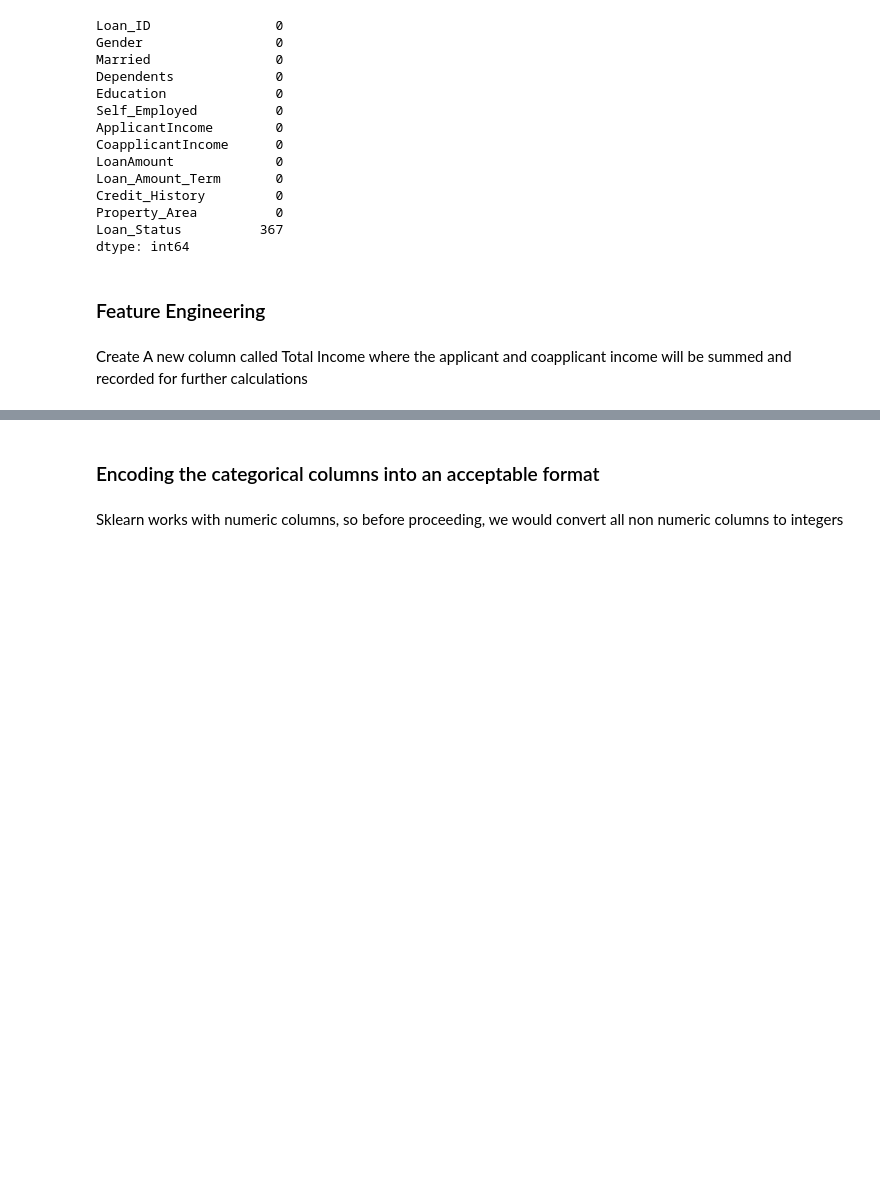
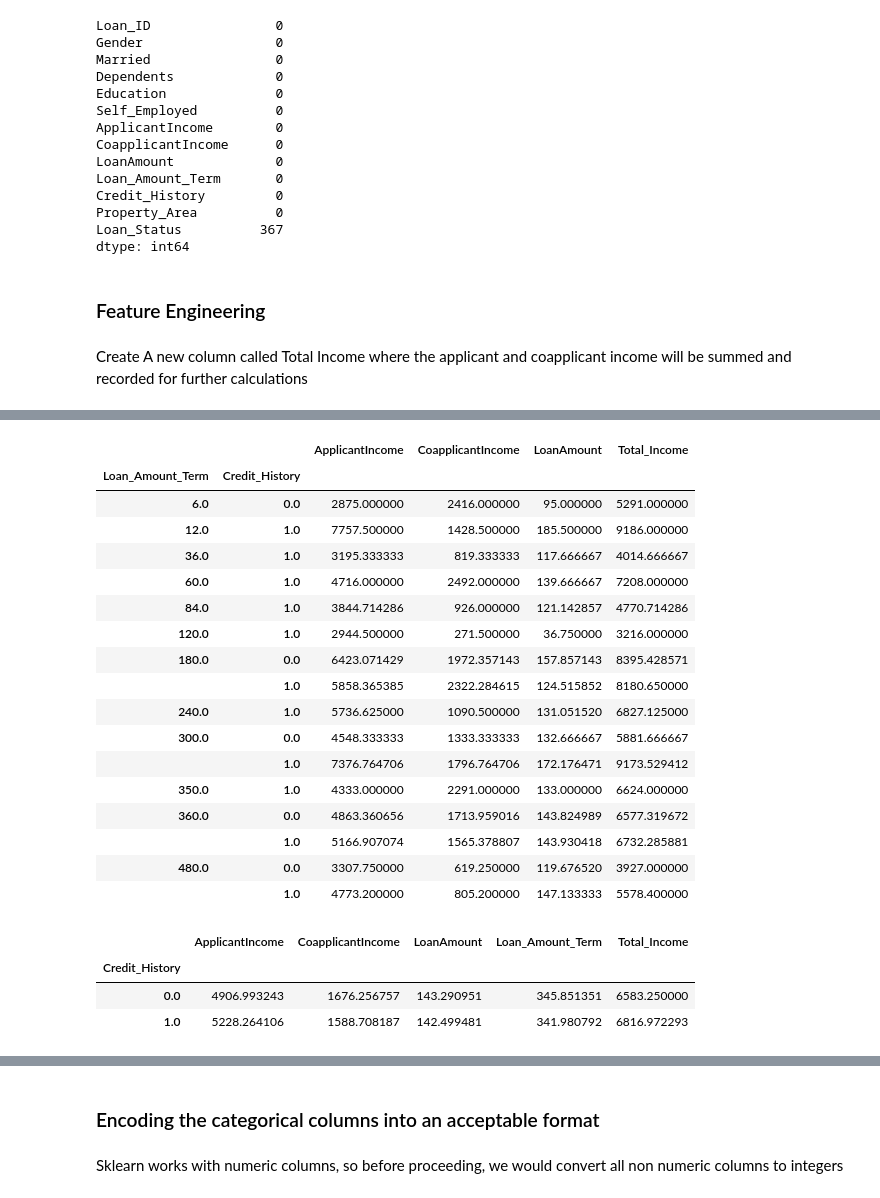
Before and after one commit to victordanok/Loan-Prediction-ML, a Jupyter notebook: EDA and Data Preparation.ipynb, the cells around one changed output, grey strips where cells are left out. Saved outputs shown, nothing was run; the diff lists cells and outputs as text; code cells hidden in the pictures; blank space fills up the shorter version.

```diff
--- a/EDA and Data Preparation.ipynb
+++ b/EDA and Data Preparation.ipynb
@@ -460,0 +470,28 @@ fulldata['LoanAmount_log'].hist()
+# %%
+pd.pivot_table(fulldata, index = ['Loan_Amount_Term','Credit_History'])
+# %% [output]
+|  |  | ApplicantIncome | CoapplicantIncome | LoanAmount | Total_Income |
+| Loan_Amount_Term | Credit_History |  |  |  |  |
+| 6.0 | 0.0 | 2875.000000 | 2416.000000 | 95.000000 | 5291.000000 |
+| 12.0 | 1.0 | 7757.500000 | 1428.500000 | 185.500000 | 9186.000000 |
+| 36.0 | 1.0 | 3195.333333 | 819.333333 | 117.666667 | 4014.666667 |
+| 60.0 | 1.0 | 4716.000000 | 2492.000000 | 139.666667 | 7208.000000 |
+| 84.0 | 1.0 | 3844.714286 | 926.000000 | 121.142857 | 4770.714286 |
+| 120.0 | 1.0 | 2944.500000 | 271.500000 | 36.750000 | 3216.000000 |
+| 180.0 | 0.0 | 6423.071429 | 1972.357143 | 157.857143 | 8395.428571 |
+|  | 1.0 | 5858.365385 | 2322.284615 | 124.515852 | 8180.650000 |
+| 240.0 | 1.0 | 5736.625000 | 1090.500000 | 131.051520 | 6827.125000 |
+| 300.0 | 0.0 | 4548.333333 | 1333.333333 | 132.666667 | 5881.666667 |
+|  | 1.0 | 7376.764706 | 1796.764706 | 172.176471 | 9173.529412 |
+| 350.0 | 1.0 | 4333.000000 | 2291.000000 | 133.000000 | 6624.000000 |
+| 360.0 | 0.0 | 4863.360656 | 1713.959016 | 143.824989 | 6577.319672 |
+|  | 1.0 | 5166.907074 | 1565.378807 | 143.930418 | 6732.285881 |
+| 480.0 | 0.0 | 3307.750000 | 619.250000 | 119.676520 | 3927.000000 |
+|  | 1.0 | 4773.200000 | 805.200000 | 147.133333 | 5578.400000 |
+# %%
+pd.pivot_table(fulldata, index = 'Credit_History')
+# %% [output]
+|  | ApplicantIncome | CoapplicantIncome | LoanAmount | Loan_Amount_Term | Total_Income |
+| Credit_History |  |  |  |  |  |
+| 0.0 | 4906.993243 | 1676.256757 | 143.290951 | 345.851351 | 6583.250000 |
+| 1.0 | 5228.264106 | 1588.708187 | 142.499481 | 341.980792 | 6816.972293 |
```
Also changed, not shown: parts of 28 cells of this notebook.
